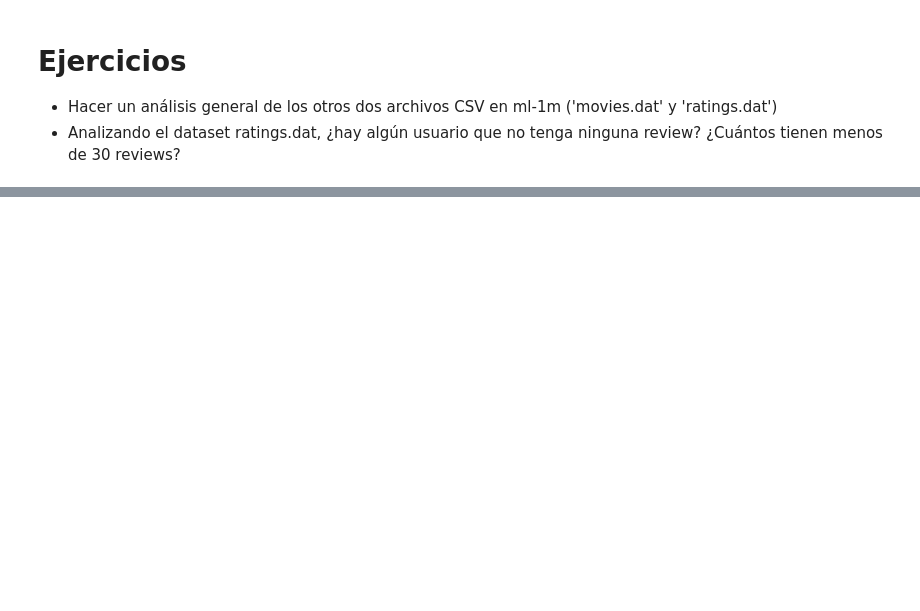
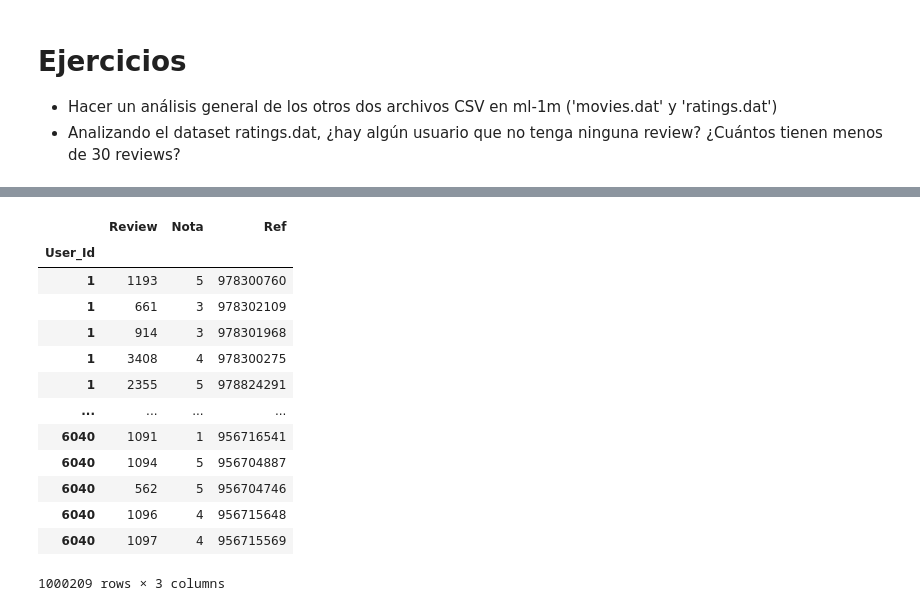
Before and after one commit to jmrodriguez2552/cedapython, a Jupyter notebook: ANALISIS_DATOS_PYTHON/NOTEBOOKS/5101_Librería_Pandas(I).ipynb, the cells around one changed output, grey strips where cells are left out. Cells and saved outputs as stored; diff of their text form; code cells hidden in the pictures; blank space fills up the shorter version.

```diff
--- a/ANALISIS_DATOS_PYTHON/NOTEBOOKS/5101_Librería_Pandas(I).ipynb
+++ b/ANALISIS_DATOS_PYTHON/NOTEBOOKS/5101_Librería_Pandas(I).ipynb
@@ -1286,0 +1315,21 @@ UserID,Gender,Age,Occupation,Zip-code
+# %%
+ruta_ratings = os.path.join("res", "ml-1m", "ratings.dat")
+ratings_dataset = pd.read_csv(ruta_ratings, sep='::', index_col=0,
+    header=None, names=['User_Id','Review','Nota','Ref'], engine='python')
+
+ratings_dataset
+# %% [output]
+|  | Review | Nota | Ref |
+| User_Id |  |  |  |
+| 1 | 1193 | 5 | 978300760 |
+| 1 | 661 | 3 | 978302109 |
+| 1 | 914 | 3 | 978301968 |
+| 1 | 3408 | 4 | 978300275 |
+| 1 | 2355 | 5 | 978824291 |
+| ... | ... | ... | ... |
+| 6040 | 1091 | 1 | 956716541 |
+| 6040 | 1094 | 5 | 956704887 |
+| 6040 | 562 | 5 | 956704746 |
+| 6040 | 1096 | 4 | 956715648 |
+| 6040 | 1097 | 4 | 956715569 |
+1000209 rows × 3 columns
```
Also changed, not shown: parts of 6 cells of this notebook, 2 other files.
